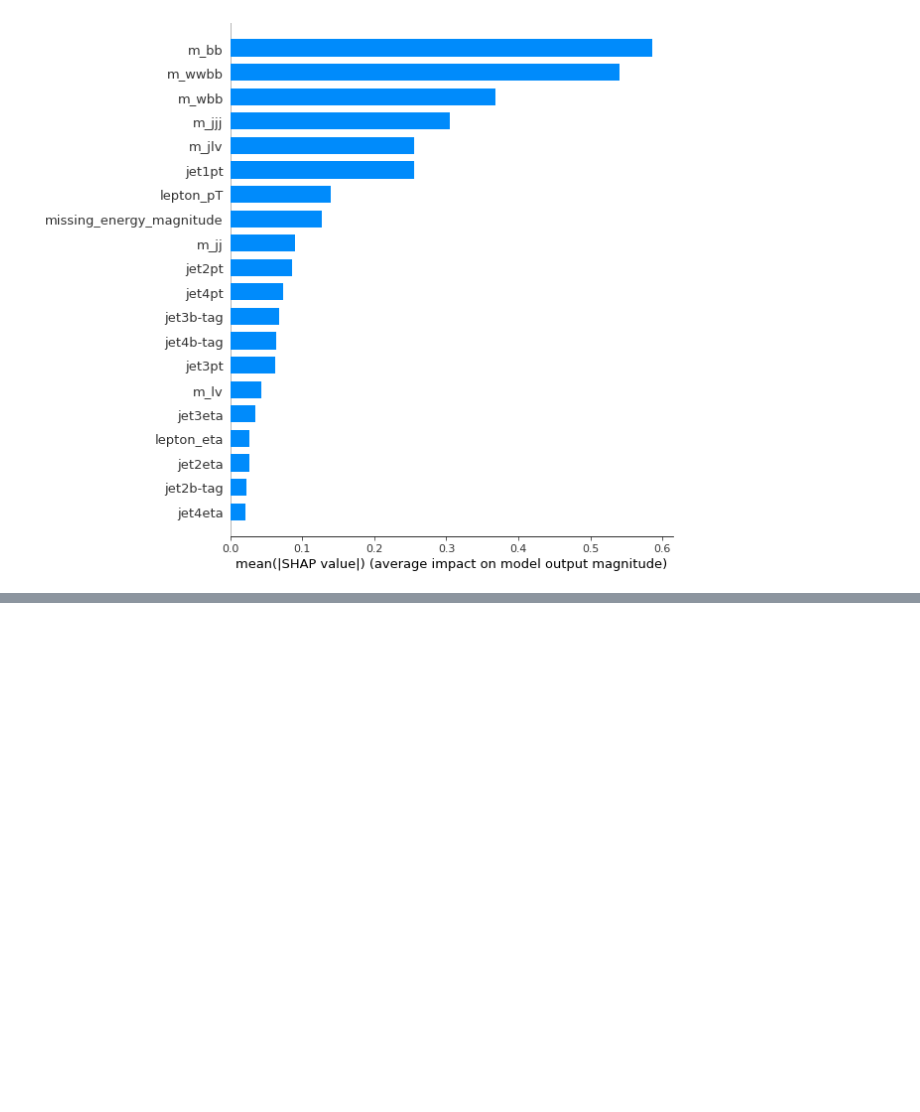
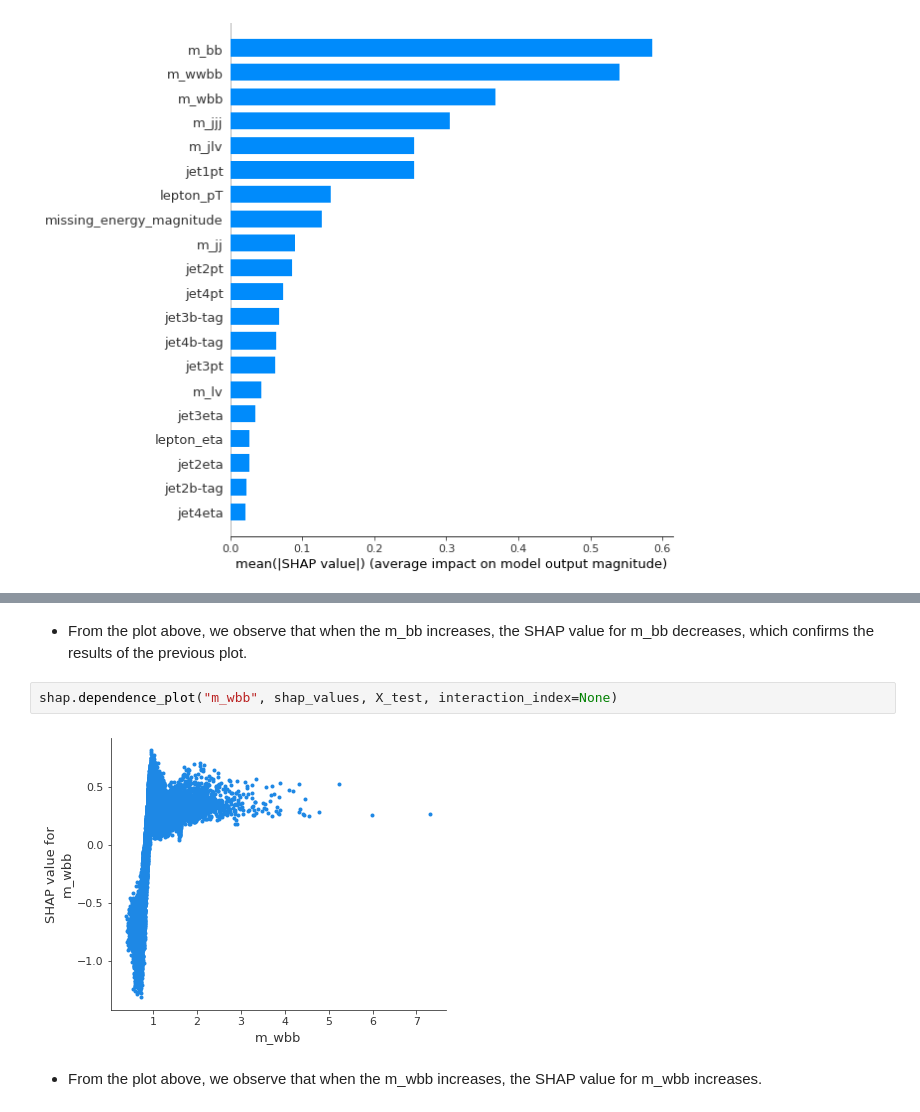
Before and after one commit to rpezoa/hep_shap, a Jupyter notebook: notebooks/shap_xgboost_plots.ipynb, the cells around one changed output, grey strips where cells are left out. Saved outputs shown, nothing was run; the diff lists cells and outputs as text; blank space fills up the shorter version.

```diff
--- a/notebooks/shap_xgboost_plots.ipynb
+++ b/notebooks/shap_xgboost_plots.ipynb
@@ -361,0 +389,8 @@ shap.summary_plot(shap_values, X_test)
+# %% [markdown]
+- From the plot above, we observe that when the m_bb increases, the SHAP value for m_bb decreases, which confirms the results of the previous plot.
+# %%
+shap.dependence_plot("m_wbb", shap_values, X_test, interaction_index=None)
+# %% [output]
+[figure, added]
+# %% [markdown]
+- From the plot above, we observe that when the m_wbb increases, the SHAP value for m_wbb increases.
```
Also changed, not shown: parts of 26 cells of this notebook.
